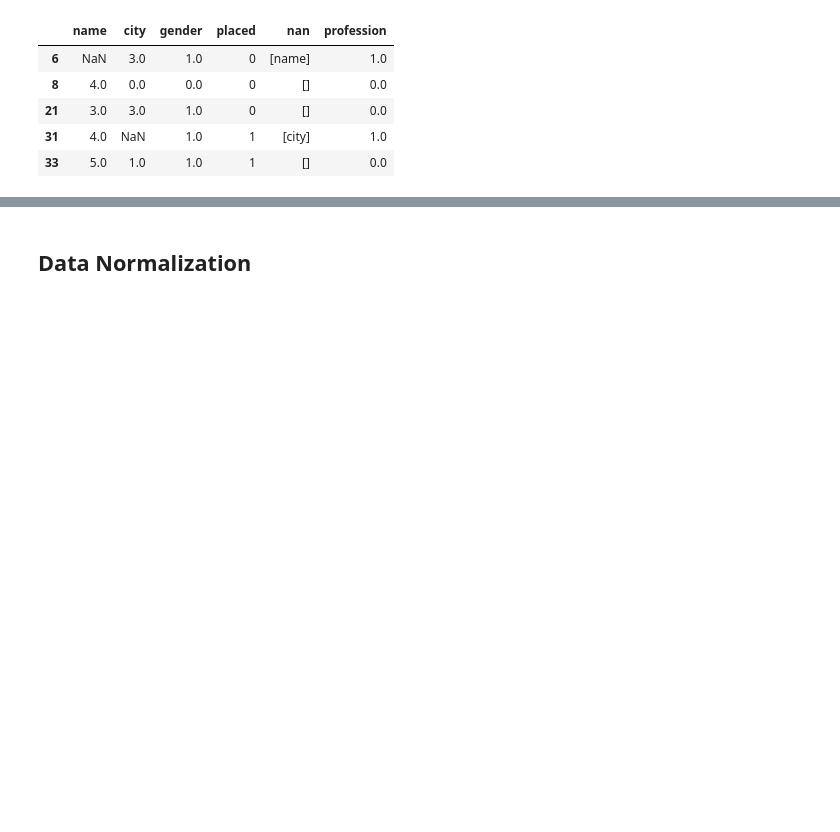
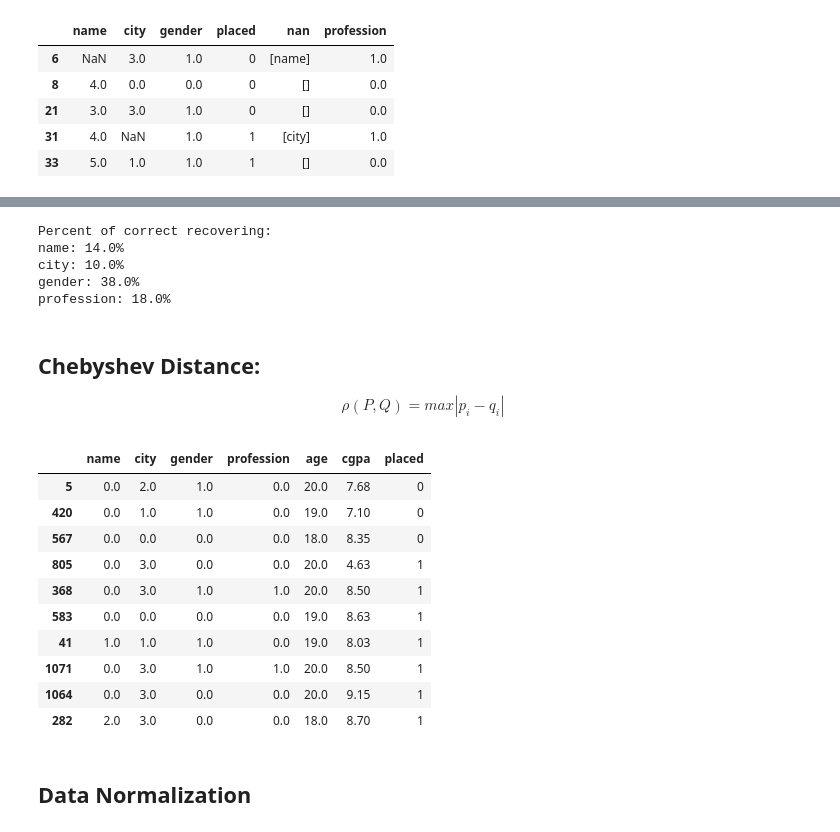
Before and after one commit to fadeeva/nakedML, a Jupyter notebook: MLnotes/002_Missing_Data_Recovery.ipynb, the cells around one changed output, grey strips where cells are left out. Cells and saved outputs as stored; diff of their text form; code cells hidden in the pictures; blank space fills up the shorter version.

```diff
--- a/MLnotes/002_Missing_Data_Recovery.ipynb
+++ b/MLnotes/002_Missing_Data_Recovery.ipynb
@@ -354,3 +499,39 @@ PROF_recovery.head()
+# %%
+print('Percent of correct recovering:')
+for col in errors.columns:
+    print(f'{col}: {np.round((errors[col]==0).mean()*100, 1)}%')
+# %% [output]
+Percent of correct recovering:
+name: 14.0%
+city: 10.0%
+gender: 38.0%
+profession: 18.0%
+# %% [markdown]
+## Chebyshev Distance:
+
+$$
+\rho(P, Q) = max|p_i - q_i|
+$$
+# %%
+chdis = df_transform.copy()
+chdis.loc[:, ['age', 'cgpa']] = scaler.inverse_transform(df_transform[['age', 'cgpa']])
+chdis.dropna(inplace=True)
+# %%
+res = (chdis - chdis.iloc[0]).max(axis=1).sort_values()
+
+chdis.loc[res.iloc[:10].index]
+# %% [output]
+|  | name | city | gender | profession | age | cgpa | placed |
+| 5 | 0.0 | 2.0 | 1.0 | 0.0 | 20.0 | 7.68 | 0 |
+| 420 | 0.0 | 1.0 | 1.0 | 0.0 | 19.0 | 7.10 | 0 |
+| 567 | 0.0 | 0.0 | 0.0 | 0.0 | 18.0 | 8.35 | 0 |
+| 805 | 0.0 | 3.0 | 0.0 | 0.0 | 20.0 | 4.63 | 1 |
+| 368 | 0.0 | 3.0 | 1.0 | 1.0 | 20.0 | 8.50 | 1 |
+| 583 | 0.0 | 0.0 | 0.0 | 0.0 | 19.0 | 8.63 | 1 |
+| 41 | 1.0 | 1.0 | 1.0 | 0.0 | 19.0 | 8.03 | 1 |
+| 1071 | 0.0 | 3.0 | 1.0 | 1.0 | 20.0 | 8.50 | 1 |
+| 1064 | 0.0 | 3.0 | 0.0 | 0.0 | 20.0 | 9.15 | 1 |
+| 282 | 2.0 | 3.0 | 0.0 | 0.0 | 18.0 | 8.70 | 1 |
 # %% [markdown]
 ## Data Normalization
 # %%
```
Also changed, not shown: parts of 18 cells of this notebook.
